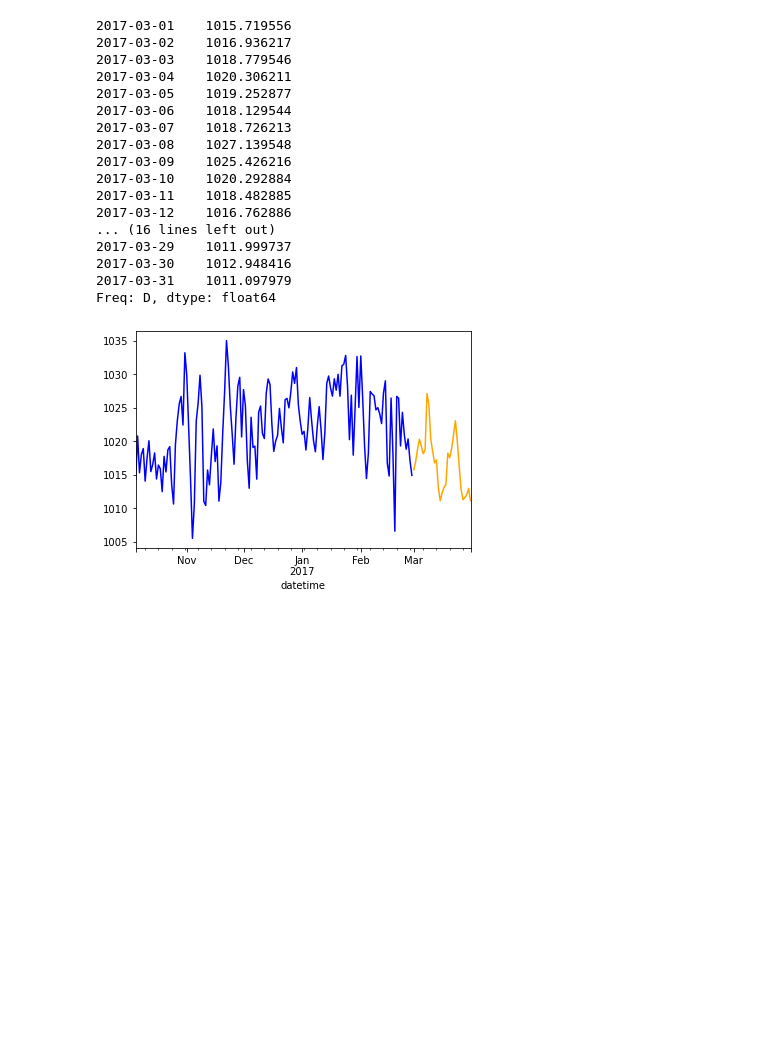
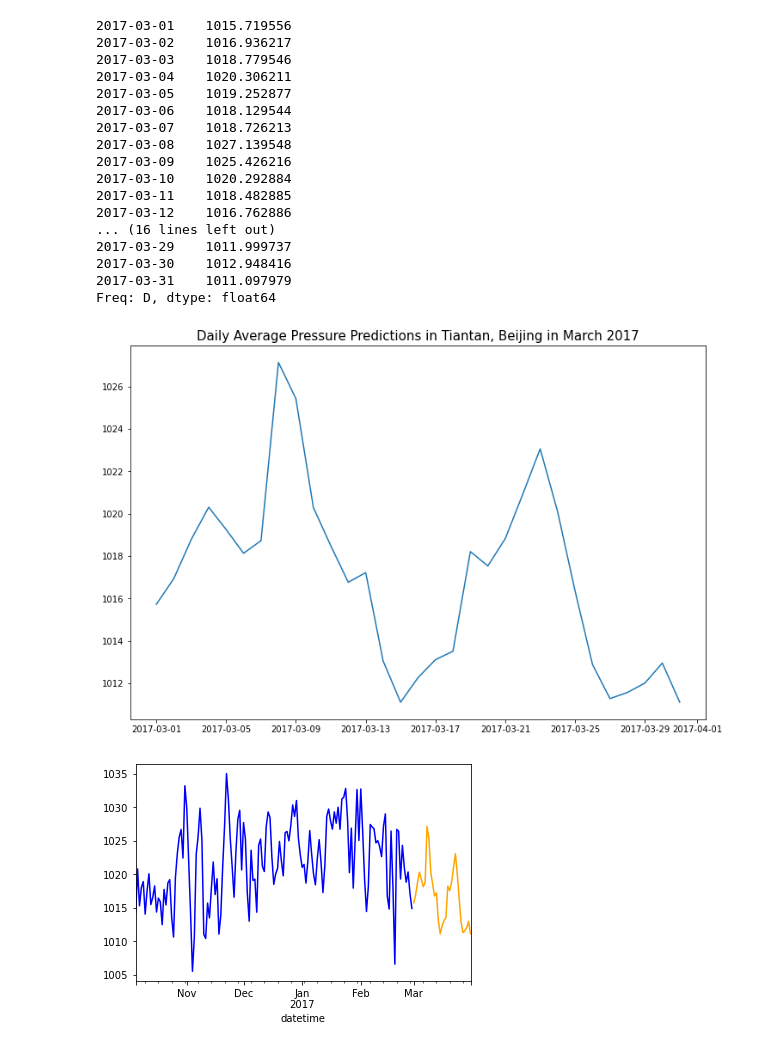
Before and after one commit to tontan2545/Big-Data-and-Artificial-Intelligence, a Jupyter notebook: W5_Time_Series/HW5_PRSA_Data_Tiantan.ipynb, the cells around one changed output. Saved outputs shown, nothing was run; the diff lists cells and outputs as text; code cells hidden in the pictures; blank space fills up the shorter version.

```diff
--- a/W5_Time_Series/HW5_PRSA_Data_Tiantan.ipynb
+++ b/W5_Time_Series/HW5_PRSA_Data_Tiantan.ipynb
@@ -360,6 +352,13 @@ march_pred
 2017-03-30    1012.948416
 2017-03-31    1011.097979
 Freq: D, dtype: float64
+# %%
+plt.figure(figsize = (12,8))
+plt.plot(march_pred)
+plt.title('Daily Average Pressure Predictions in Tiantan, Beijing in March 2017', fontsize=20)
+plt.show()
+# %% [output]
+[figure, added]
 # %%
 df_test['PRES'].plot(color='blue')
 march_pred.plot(color='orange')
```
Also changed, not shown: parts of 16 cells of this notebook.
